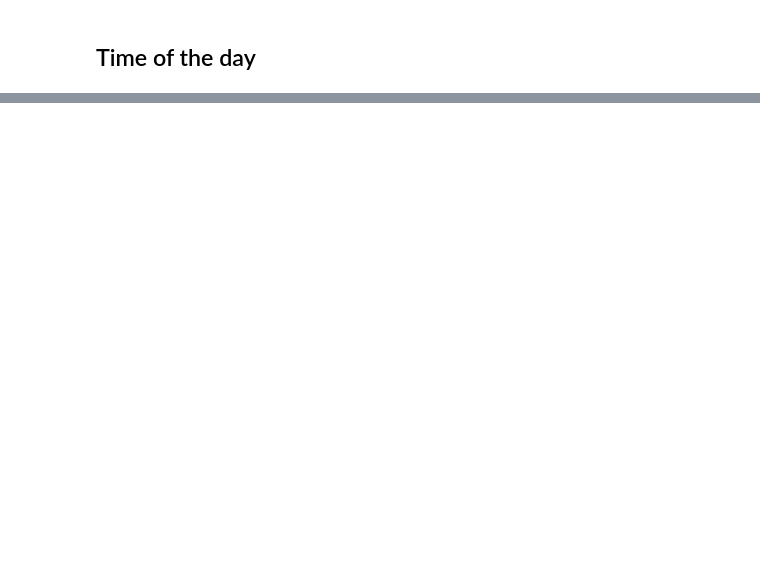
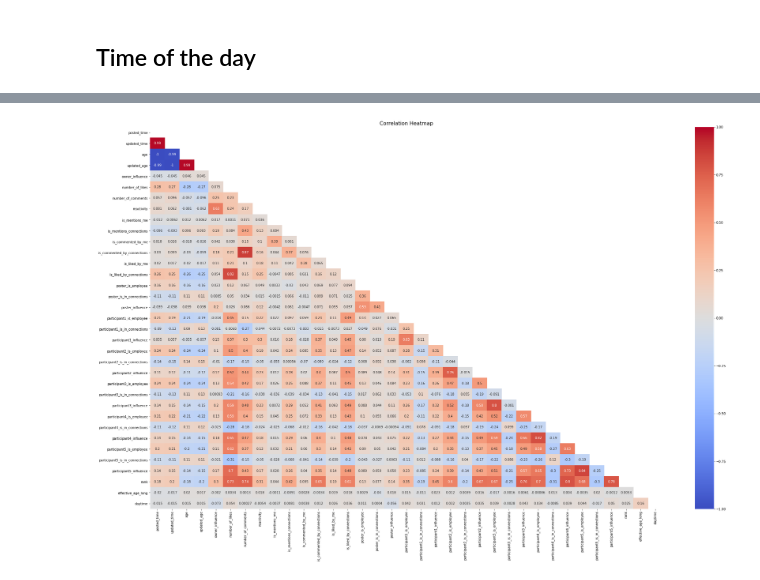
Before and after one commit to pnedonosko/eXo_recommendation_system, a Jupyter notebook: production/eXo_EDA_production.ipynb, the cells around one changed output, grey strips where cells are left out. Drawn from its saved outputs; the diff is of its cells as text; code cells hidden in the pictures; blank space fills up the shorter version.

```diff
--- a/production/eXo_EDA_production.ipynb
+++ b/production/eXo_EDA_production.ipynb
@@ -660,0 +665,4 @@ sns.heatmap(new_train_df.corr(), mask=mask, vmin=-1, vmax = 1, cmap = "coolwarm"
+# %%
+plot_corr_matrix(tmp_df, "spearman")
+# %% [output]
+[figure, added]
```
Also changed, not shown: parts of 32 cells of this notebook.
